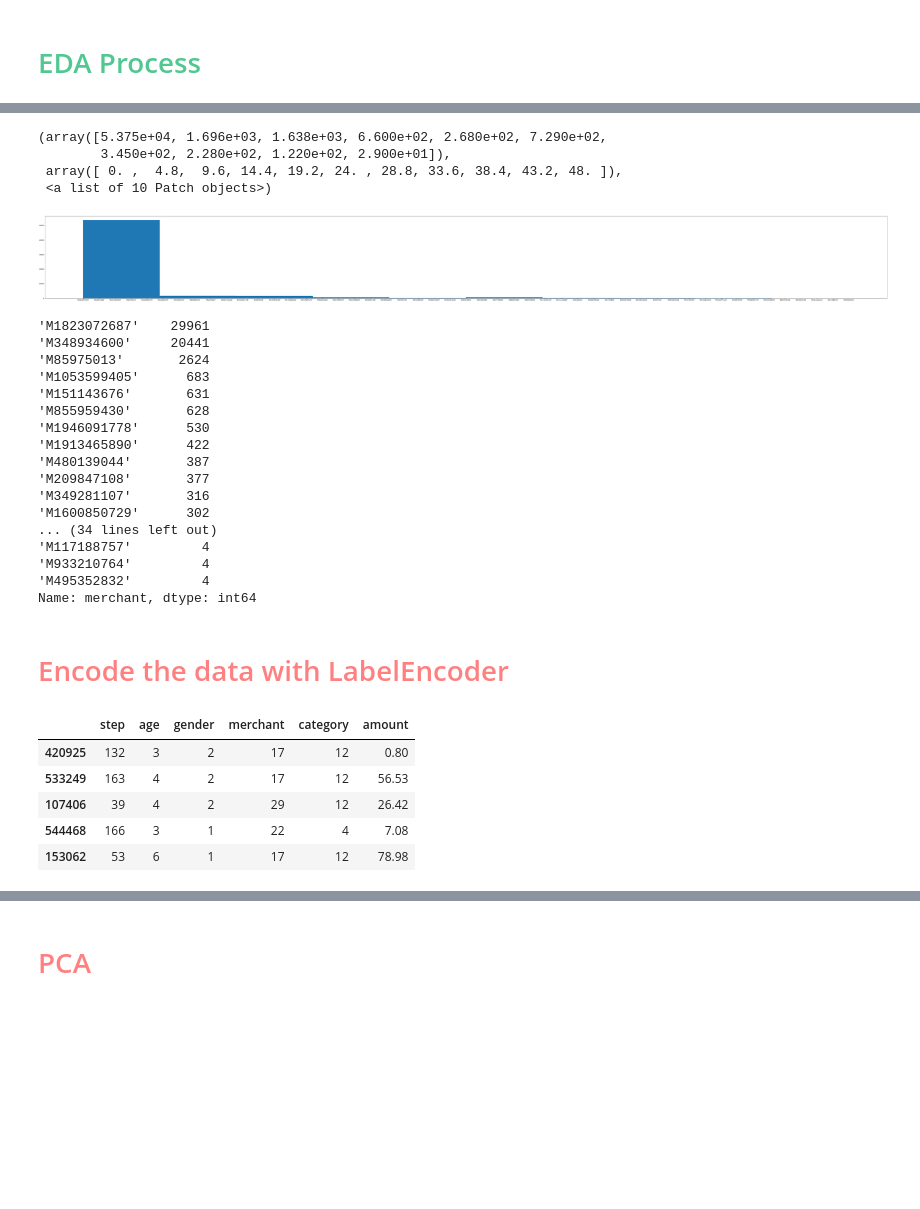
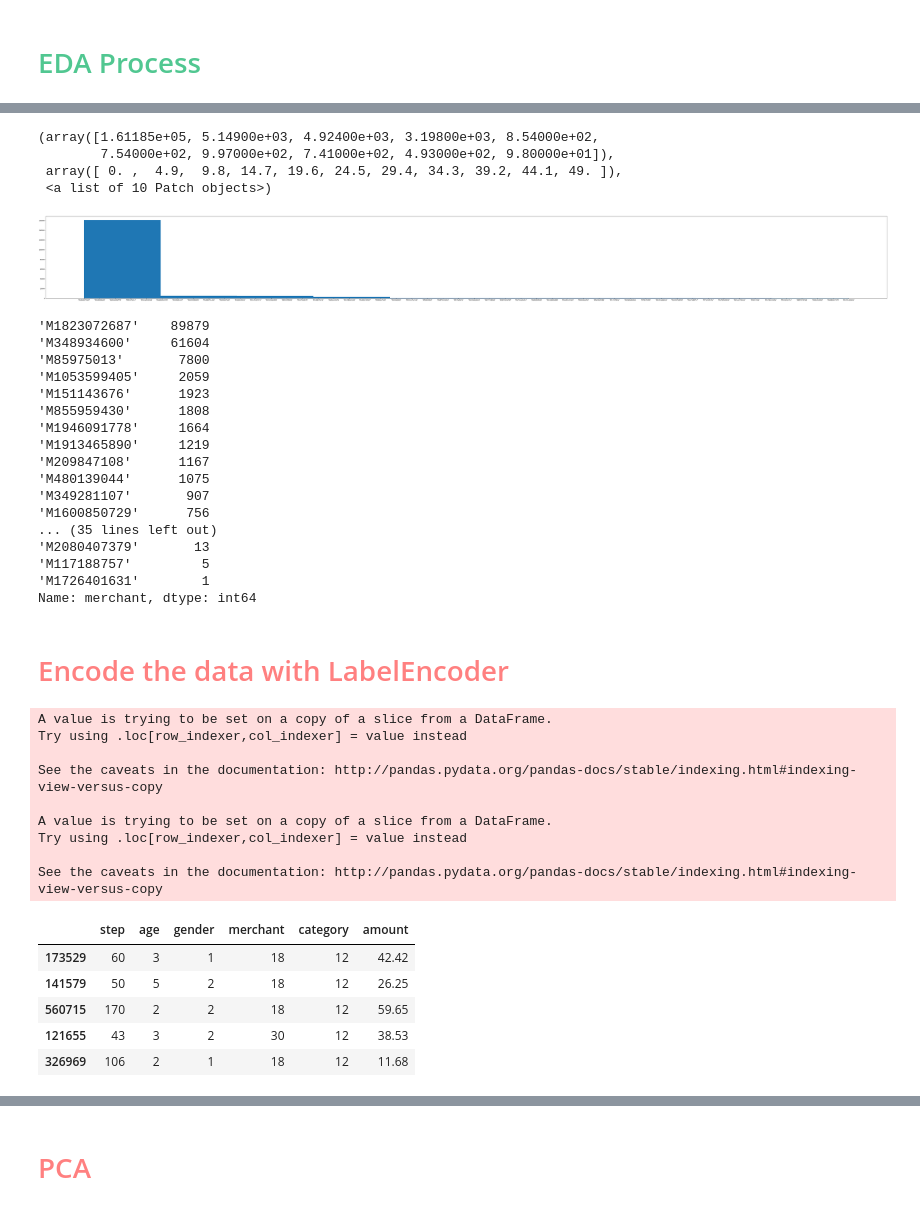
Before and after one commit to Pranitan-witt/DataMiningProject, a Jupyter notebook: AnomalyDetection_FinalProject.ipynb, the cells around one changed output, grey strips where cells are left out. Drawn from its saved outputs; the diff is of its cells as text; code cells hidden in the pictures; blank space fills up the shorter version.

```diff
--- a/AnomalyDetection_FinalProject.ipynb
+++ b/AnomalyDetection_FinalProject.ipynb
@@ -34,7 +34,7 @@ X = data_old.drop(columns=['fraud'], axis=1)
 y = data_old['fraud']
 # %%
 # split train test and stratify with y variable to get sample data for EDA
-X_train, X_test, y_train, y_test = train_test_split(X, y, stratify=y, test_size=0.1)
+X_train, X_test, y_train, y_test = train_test_split(X, y, stratify=y, test_size=0.3)
 # %%
 # concat 2 of these for EDA
 data = X_test
@@ -54,6 +55,7 @@ See the caveats in the documentation: http://pandas.pydata.org/pandas-docs/stabl
 # %%
 # Drop unused columns
-# dataf = data
+dataIsolation = data
+dataKNN = data
 data = data.drop(['fraud','customer','zipcodeOri','zipMerchant'],axis=1)
 data.head()
 # %% [output]
@@ -110,30 +112,30 @@ plt.hist(data['step'])
 plt.figure(figsize=(100,10))
 plt.hist(data['merchant'])
 # %% [output]
-(array([5.375e+04, 1.696e+03, 1.638e+03, 6.600e+02, 2.680e+02, 7.290e+02,
-        3.450e+02, 2.280e+02, 1.220e+02, 2.900e+01]),
- array([ 0. ,  4.8,  9.6, 14.4, 19.2, 24. , 28.8, 33.6, 38.4, 43.2, 48. ]),
+(array([1.61185e+05, 5.14900e+03, 4.92400e+03, 3.19800e+03, 8.54000e+02,
+        7.54000e+02, 9.97000e+02, 7.41000e+02, 4.93000e+02, 9.80000e+01]),
+ array([ 0. ,  4.9,  9.8, 14.7, 19.6, 24.5, 29.4, 34.3, 39.2, 44.1, 49. ]),
  <a list of 10 Patch objects>)
-[figure, old version]
+[figure, new version]
 # %%
 data['merchant'].value_counts()
 # %% [output]
-'M1823072687'    29961
-'M348934600'     20441
-'M85975013'       2624
-'M1053599405'      683
-'M151143676'       631
-'M855959430'       628
-'M1946091778'      530
-'M1913465890'      422
-'M480139044'       387
-'M209847108'       377
-'M349281107'       316
-'M1600850729'      302
-... (34 lines left out)
-'M117188757'         4
-'M933210764'         4
-'M495352832'         4
+'M1823072687'    89879
+'M348934600'     61604
+'M85975013'       7800
+'M1053599405'     2059
+'M151143676'      1923
+'M855959430'      1808
+'M1946091778'     1664
+'M1913465890'     1219
+'M209847108'      1167
+'M480139044'      1075
+'M349281107'       907
+'M1600850729'      756
+... (35 lines left out)
+'M2080407379'       13
+'M117188757'         5
+'M1726401631'        1
 Name: merchant, dtype: int64
 # %% [markdown]
 <h1 style="color:#ff8080">
@@ -142,16 +144,29 @@ Encode the data with LabelEncoder
 # %%
 category = ['age','gender','merchant','category']
 for column in category:
         if column in data.columns.values:
             data[column] = LabelEncoder().fit_transform(data[column])
+        if column in dataIsolation.columns.values:
+            dataIsolation[column] = LabelEncoder().fit_transform(dataIsolation[column])
+        if column in dataKNN.columns.values:
+            dataKNN[column] = LabelEncoder().fit_transform(dataKNN[column])
 data.head()
 # %% [output]
+A value is trying to be set on a copy of a slice from a DataFrame.
+Try using .loc[row_indexer,col_indexer] = value instead
+
+See the caveats in the documentation: http://pandas.pydata.org/pandas-docs/stable/indexing.html#indexing-view-versus-copy
+
+A value is trying to be set on a copy of a slice from a DataFrame.
+Try using .loc[row_indexer,col_indexer] = value instead
+
+See the caveats in the documentation: http://pandas.pydata.org/pandas-docs/stable/indexing.html#indexing-view-versus-copy
 |  | step | age | gender | merchant | category | amount |
-| 420925 | 132 | 3 | 2 | 17 | 12 | 0.80 |
-| 533249 | 163 | 4 | 2 | 17 | 12 | 56.53 |
-| 107406 | 39 | 4 | 2 | 29 | 12 | 26.42 |
-| 544468 | 166 | 3 | 1 | 22 | 4 | 7.08 |
-| 153062 | 53 | 6 | 1 | 17 | 12 | 78.98 |
+| 173529 | 60 | 3 | 1 | 18 | 12 | 42.42 |
+| 141579 | 50 | 5 | 2 | 18 | 12 | 26.25 |
+| 560715 | 170 | 2 | 2 | 18 | 12 | 59.65 |
+| 121655 | 43 | 3 | 2 | 30 | 12 | 38.53 |
+| 326969 | 106 | 2 | 1 | 18 | 12 | 11.68 |
 # %%
 # check missing value
 data.info()
```
Also changed, not shown: parts of 20 cells of this notebook.
